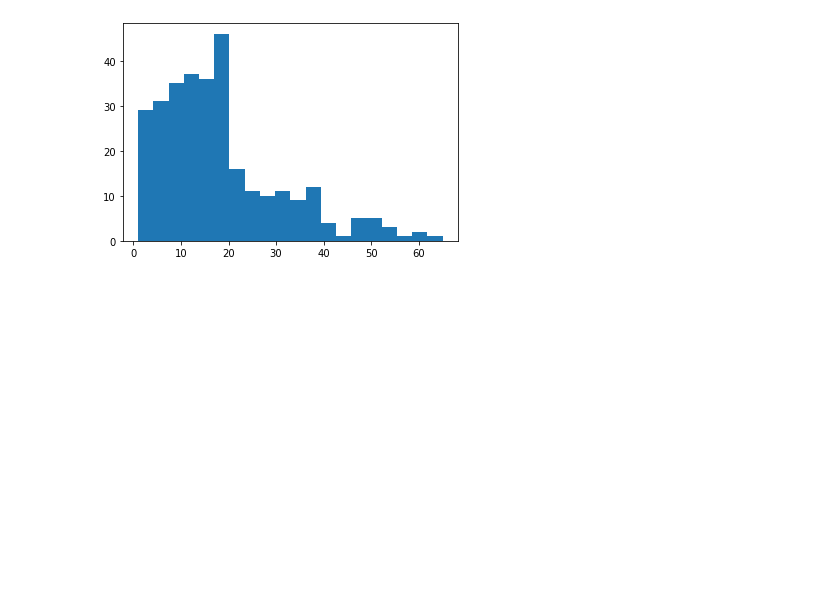
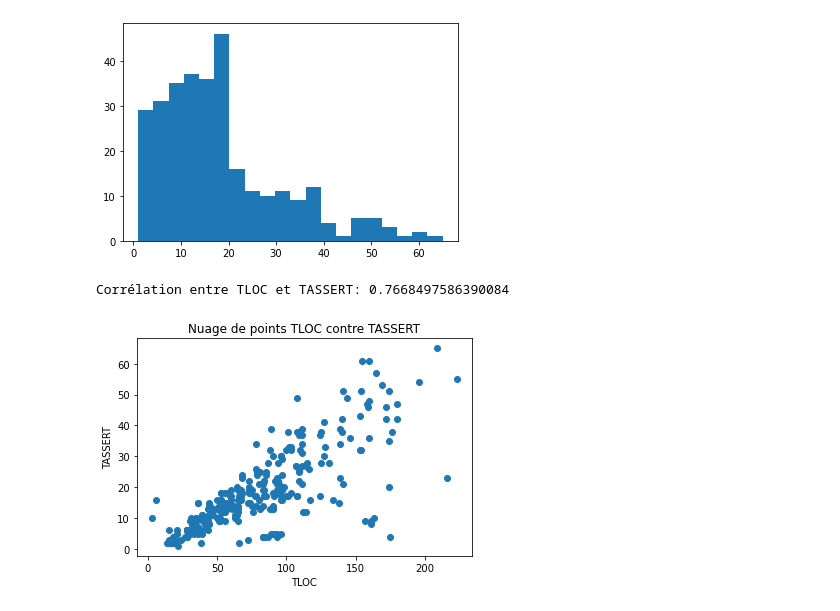
Before and after one commit to Nicolasd0/IFT3913-Dessert, a Jupyter notebook: TP3/TP3.ipynb, the cells around one changed output. Cells and saved outputs as stored; diff of their text form; code cells hidden in the pictures; blank space fills up the shorter version.

```diff
--- a/TP3/TP3.ipynb
+++ b/TP3/TP3.ipynb
@@ -119,3 +121,17 @@ plt.hist(df['TASSERT'], bins=20)
         36.2, 39.4, 42.6, 45.8, 49. , 52.2, 55.4, 58.6, 61.8, 65. ]),
  <BarContainer object of 20 artists>)
 [figure]
+# %%
+#Corrélation TLOC et WMC
+plt.scatter(x=df['TLOC'], y=df['TASSERT'])
+
+plt.xlabel('TLOC')
+plt.ylabel('TASSERT')
+plt.title('Nuage de points TLOC contre TASSERT')
+
+corr = df['TLOC'].corr(df['TASSERT'], method="spearman")
+
+print("Corrélation entre TLOC et TASSERT: " + str(corr))
+# %% [output]
+Corrélation entre TLOC et TASSERT: 0.7668497586390084
+[figure, added]
```
Also changed, not shown: parts of 3 cells of this notebook.
